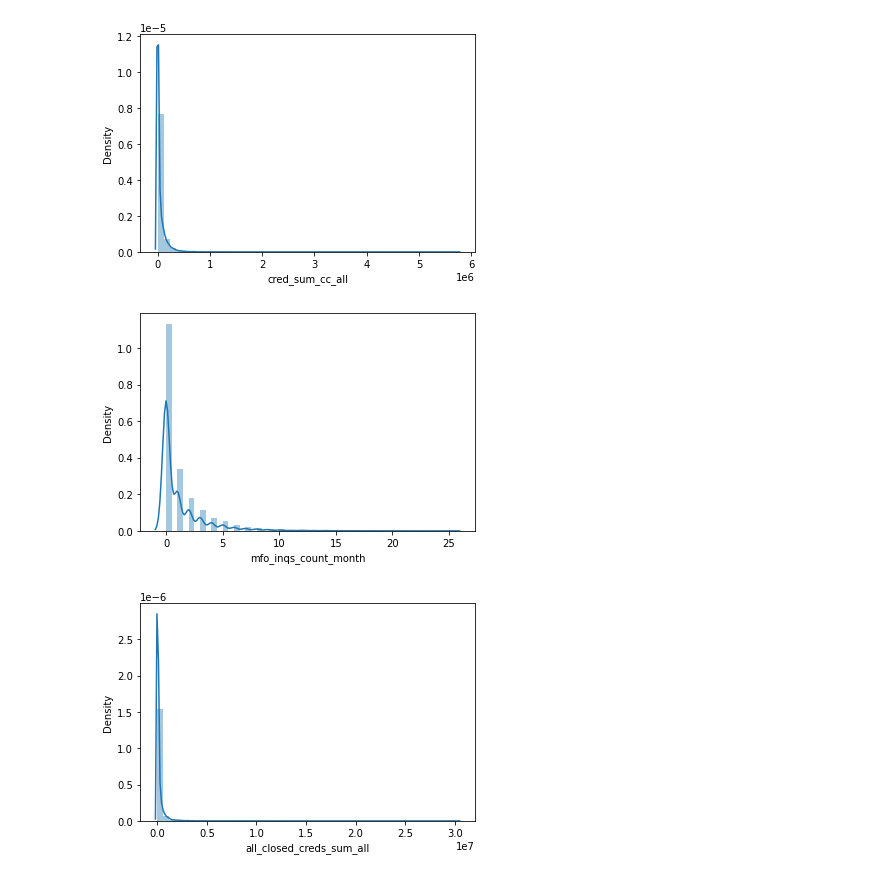
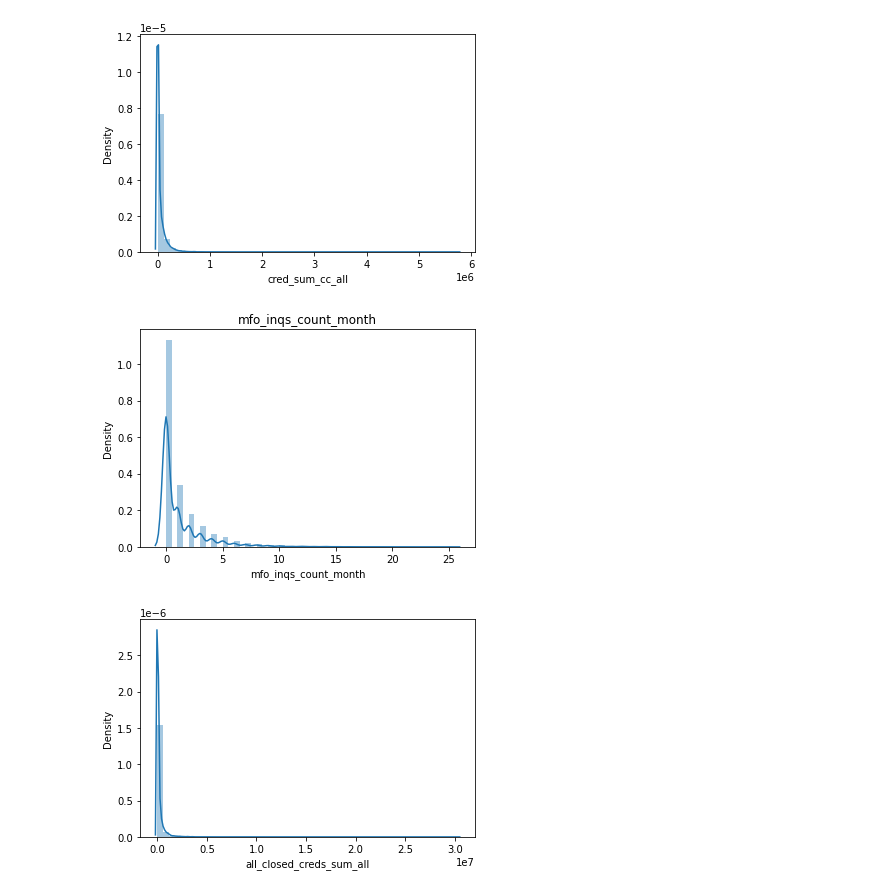
Before and after one commit to PatrykStronski/Devim_test, a Jupyter notebook: distribution_all.ipynb, the cells around one changed output. Cells and saved outputs as stored; diff of their text form; code cells hidden in the pictures.

```diff
--- a/distribution_all.ipynb
+++ b/distribution_all.ipynb
@@ -26,9 +26,10 @@ plt.show()
 [figure]
 # %%
 sns.distplot(df['mfo_inqs_count_month'])
+plt.title('mfo_inqs_count_month')
 plt.show()
 # %% [output]
-[figure, old version]
+[figure, new version]
 # %%
 sns.distplot(df['all_closed_creds_sum_all'])
 plt.show()
```
Also changed, not shown: parts of 3 cells of this notebook, 34 other files.
